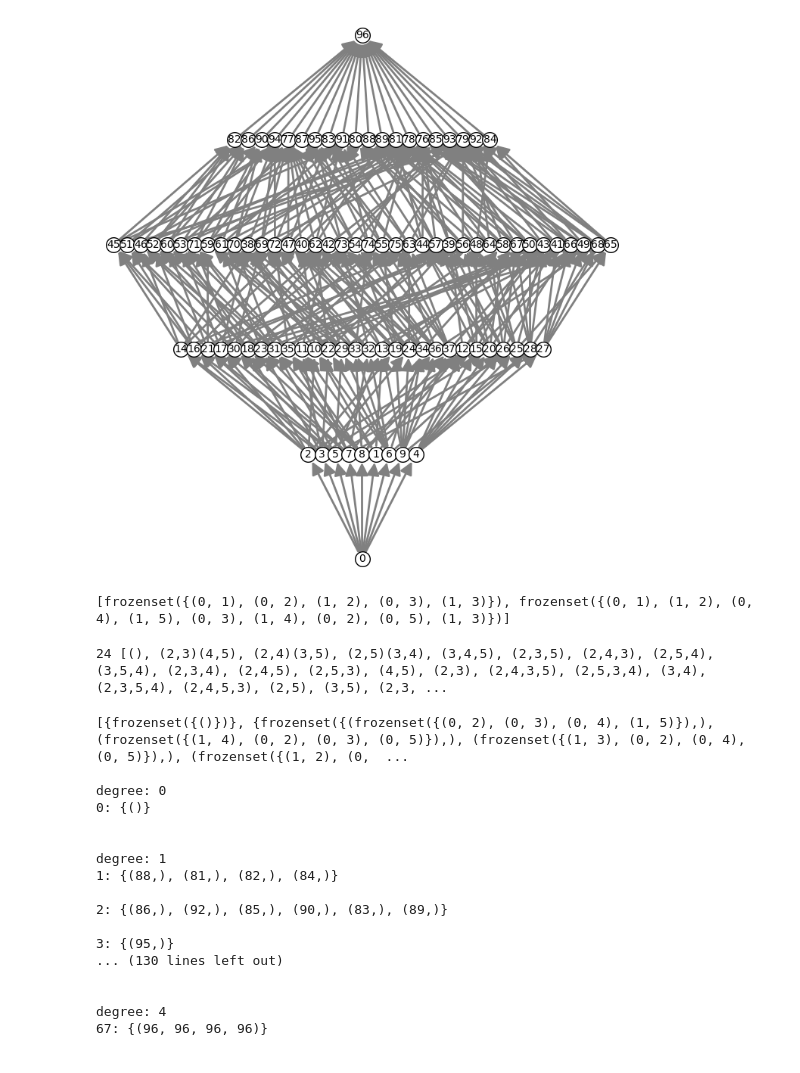
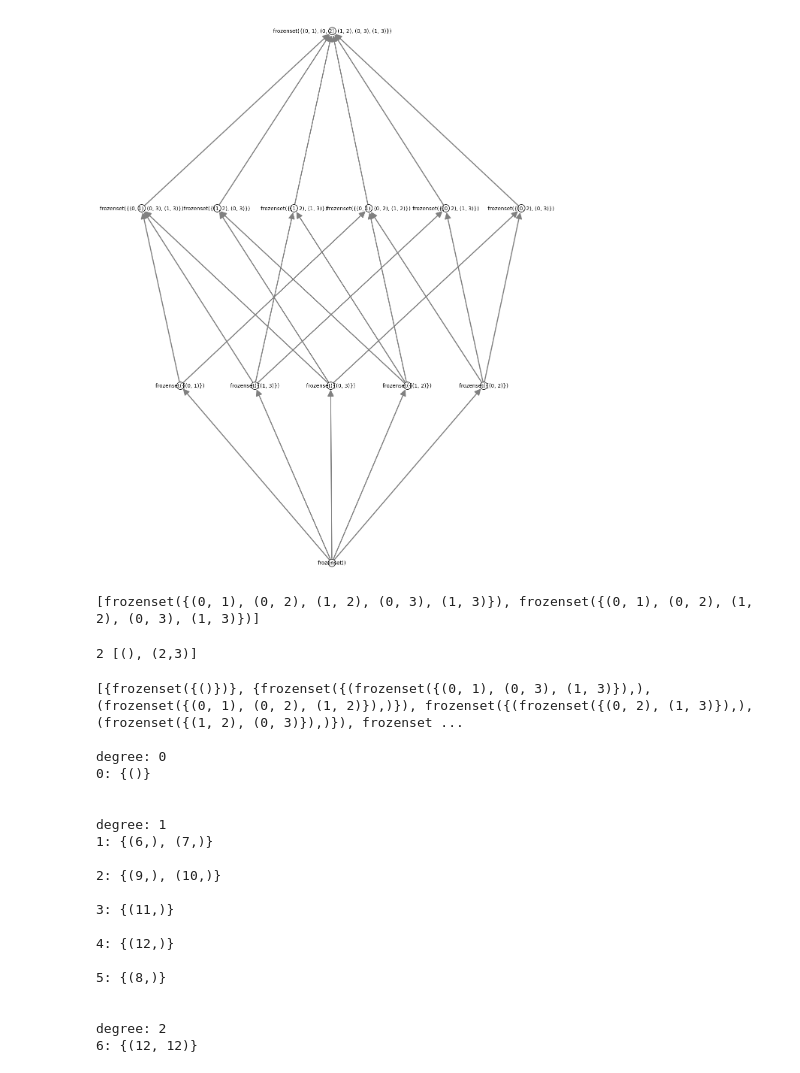
Before and after one commit to NutanNepal/ChowringofMatroids, a Jupyter notebook: equivChow/equivChow-thag.ipynb, the cells around one changed output. Saved outputs shown, nothing was run; the diff lists cells and outputs as text; code cells hidden in the pictures.

```diff
--- a/equivChow/equivChow-thag.ipynb
+++ b/equivChow/equivChow-thag.ipynb
@@ -1,5 +1,5 @@
 # %%
-n = 4
+n = 2
 
 graph = graphs.CompleteBipartiteGraph(2, n)
 graph.add_edge(0, 1)
@@ -12,14 +12,15 @@ graph
 # %%
 rank = matroid.rank()
 
 flats = [list(matroid.flats(i)) for i in range(rank + 1)]
 all_elements = sum(flats, [])  # Flatten the list of flats
 labels = {element: idx for idx, element in enumerate(all_elements)}
 matroid.lattice_of_flats().plot(
-    element_labels = labels, element_color = "white",
-    figsize= 10, cover_color = "grey")
+    #element_labels = labels,
+    element_color = "white",
+    figsize= 20, cover_color = "grey")
 # %% [output]
-[figure, old version]
+[figure, new version]
 # %%
 def generate_weights(rank):
     weights = set()
@@ -75,7 +76,7 @@ for weight in weights:
 #example fy-monomial
 print(fy_monomials_list[2][0])
 # %% [output]
-[frozenset({(0, 1), (0, 2), (1, 2), (0, 3), (1, 3)}), frozenset({(0, 1), (1, 2), (0, 4), (1, 5), (0, 3), (1, 4), (0, 2), (0, 5), (1, 3)})]
+[frozenset({(0, 1), (0, 2), (1, 2), (0, 3), (1, 3)}), frozenset({(0, 1), (0, 2), (1, 2), (0, 3), (1, 3)})]
 # %%
 def simplify(monomial):
     return tuple(sorted([labels[x] for x in monomial]))
@@ -105,7 +106,7 @@ def orbit(G, m, action):
 def orbits(G, X, action):
     return set(orbit(G, x, action) for x in X)
 # %% [output]
-24 [(), (2,3)(4,5), (2,4)(3,5), (2,5)(3,4), (3,4,5), (2,3,5), (2,4,3), (2,5,4), (3,5,4), (2,3,4), (2,4,5), (2,5,3), (4,5), (2,3), (2,4,3,5), (2,5,3,4), (3,4), (2,3,5,4), (2,4,5,3), (2,5), (3,5), (2,3, ...
+2 [(), (2,3)]
 # %%
 fy_monomials_orbits = [orbits(grp, fy_monomials_list[i], action_on_braidfymonomials)
     for i in range(rank)
@@ -120,23 +121,26 @@ for idx, orbit_set in enumerate(fy_monomials_orbits):
         orbits_dict[x] = len(orbits_dict)
         print(f"{orbits_dict[x]}: {set_simplify(x)}\n")
 # %% [output]
-[{frozenset({()})}, {frozenset({(frozenset({(0, 2), (0, 3), (0, 4), (1, 5)}),), (frozenset({(1, 4), (0, 2), (0, 3), (0, 5)}),), (frozenset({(1, 3), (0, 2), (0, 4), (0, 5)}),), (frozenset({(1, 2), (0,  ...
+[{frozenset({()})}, {frozenset({(frozenset({(0, 1), (0, 3), (1, 3)}),), (frozenset({(0, 1), (0, 2), (1, 2)}),)}), frozenset({(frozenset({(0, 2), (1, 3)}),), (frozenset({(1, 2), (0, 3)}),)}), frozenset ...
 
 degree: 0
 0: {()}
 
 
 degree: 1
-1: {(88,), (81,), (82,), (84,)}
+1: {(6,), (7,)}
 
-2: {(86,), (92,), (85,), (90,), (83,), (89,)}
+2: {(9,), (10,)}
 
-3: {(95,)}
-... (130 lines left out)
+3: {(11,)}
+
+4: {(12,)}
+
+5: {(8,)}
 
 
-degree: 4
-67: {(96, 96, 96, 96)}
+degree: 2
+6: {(12, 12)}
 # %%
 for orbits in fy_monomials_orbits:
     fn = ClassFunction(grp, [0] * len(grp.conjugacy_classes()))
```
Also changed, not shown: parts of 2 cells of this notebook, 18 other files.
